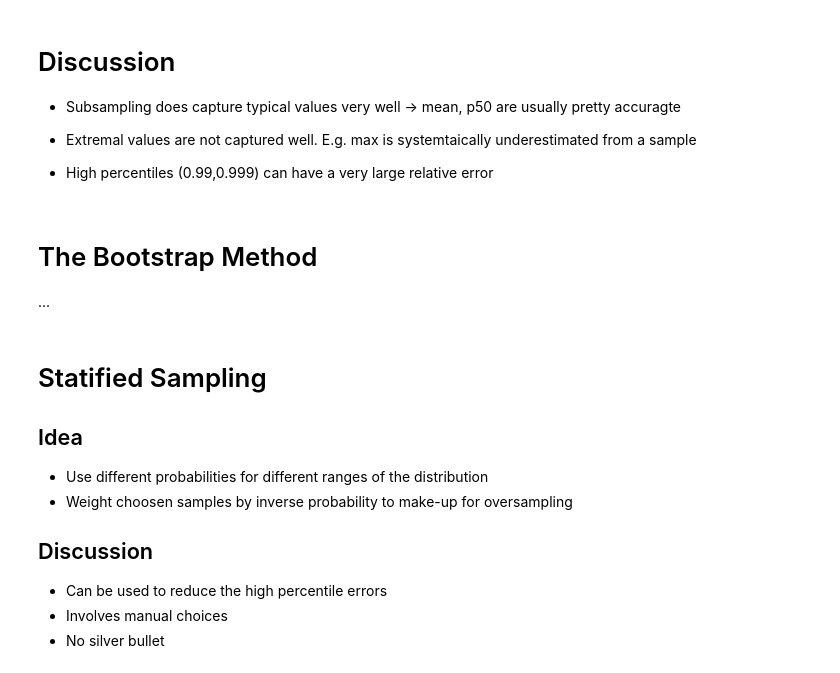
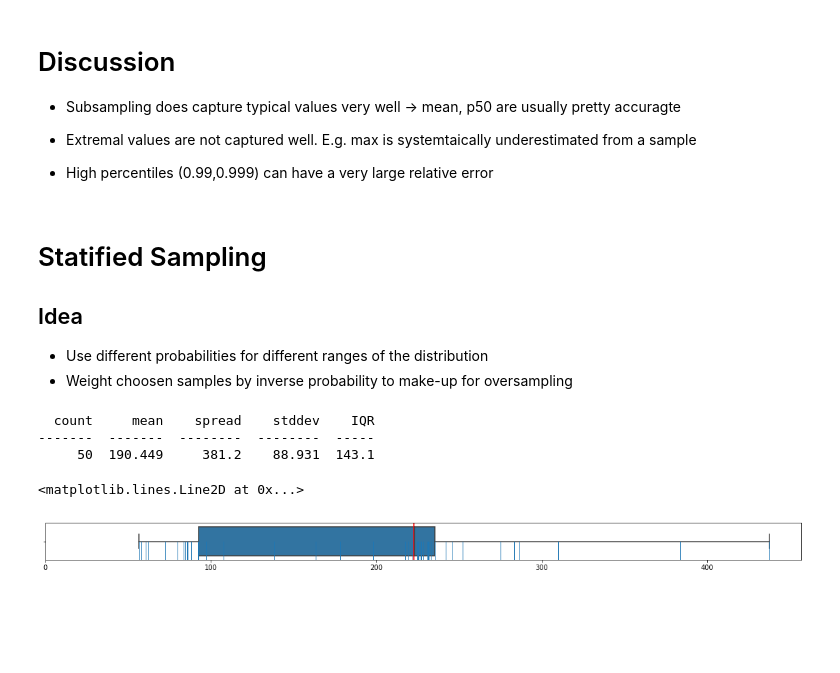
Before and after one commit to HeinrichHartmann/Statistics-for-Engineers, a Jupyter notebook: 2019-10-02-SRECon-Dublin/2.1 Sampling.ipynb, the cells around one changed output. Saved outputs shown, nothing was run; the diff lists cells and outputs as text; code cells hidden in the pictures; blank space fills up the shorter version.

```diff
--- a/2019-10-02-SRECon-Dublin/2.1 Sampling.ipynb
+++ b/2019-10-02-SRECon-Dublin/2.1 Sampling.ipynb
@@ -71,18 +104,54 @@ TODO: Multiple runs, to estimate variance in relative error
 - Extremal values are not captured well. E.g. max is systemtaically underestimated from a sample
 
 - High percentiles (0.99,0.999) can have a very large relative error
-# %% [markdown]
-# The Bootstrap Method
-
-...
 # %% [markdown]
 # Statified Sampling
 
 ## Idea
 - Use different probabilities for different ranges of the distribution
 - Weight choosen samples by inverse probability to make-up for oversampling
-
-## Discussion
-- Can be used to reduce the high percentile errors
-- Involves manual choices
-- No silver bullet
+# %%
+# return weight along with sample
+def wchoose(y, p):
+    if np.random.uniform() < p:
+        return (y, 1/p)
+    else:
+        return (None, None)
+
+def wsample(Y, F):
+    SY = []
+    for y in Y:
+        y, w = F(y)
+        if y:
+            SY.append((y,w))
+    return sorted(SY, key=lambda p : p[0])
+
+# total weigth
+def wtotal(SY):
+    W = 0
+    for y,w in SY:
+        W += w
+    return W
+
+# weighted percentile (approximation)
+def wpercentile(SY, p):
+    r = wtotal(SY) * p / 100.0
+    W = 0
+    for y, w in SY:
+        W += w
+        if W >= r:
+            return y
+# %%
+p = 0.05
+pct = 99
+RUNS = 50
+
+def F(y): return wchoose(y, p)
+summary([ wpercentile(wsample(Y, F), pct) for _ in range(RUNS) ])
+plt.axvline(np.percentile(Y, pct), color="red")
+# %% [output]
+  count     mean    spread    stddev    IQR
+-------  -------  --------  --------  -----
+     50  190.449     381.2    88.931  143.1
+<matplotlib.lines.Line2D at 0x...>
+[figure, added]
```
Also changed, not shown: parts of 18 cells of this notebook, 17 other files.
